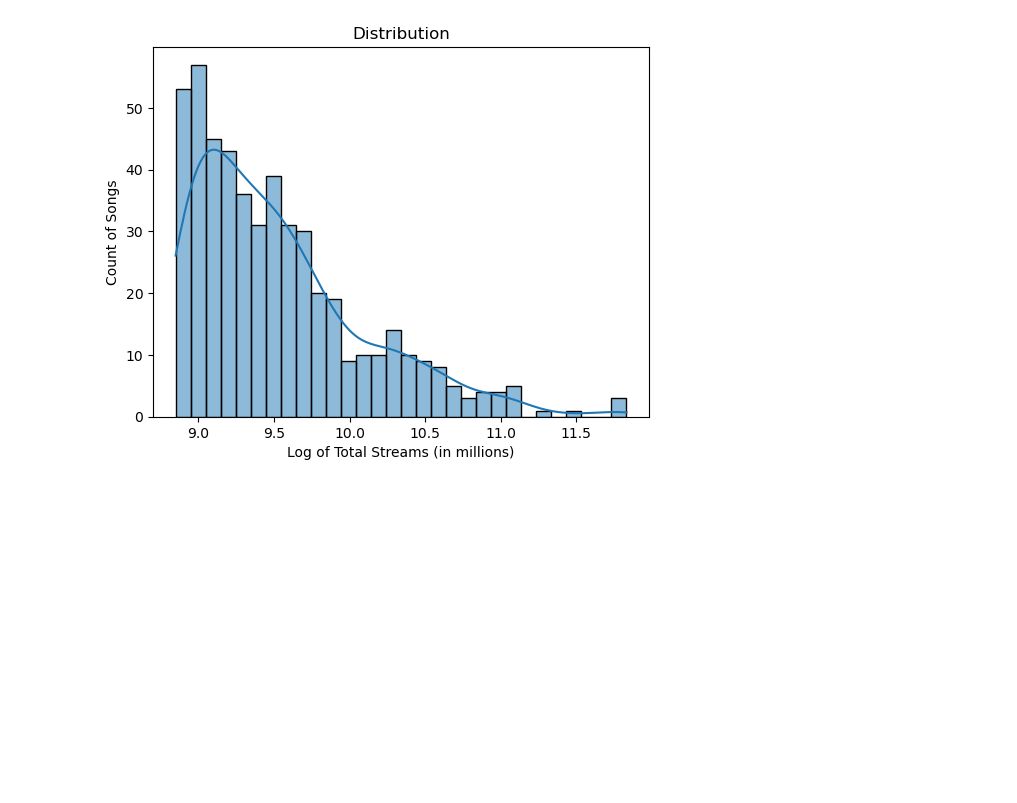
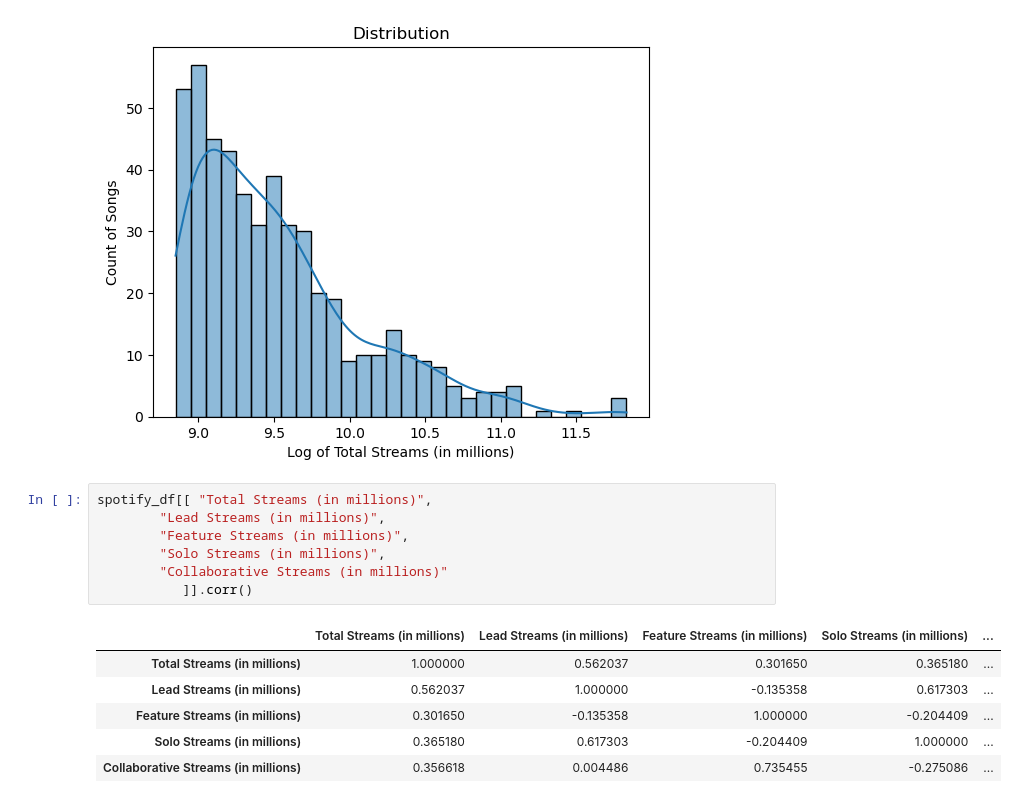
Before and after one commit to Kanjerih/spotify-most-streamed-artists, a Jupyter notebook: spotify-most-streamed-artists.ipynb, the cells around one changed output. Saved outputs shown, nothing was run; the diff lists cells and outputs as text; blank space fills up the shorter version.

```diff
--- a/spotify-most-streamed-artists.ipynb
+++ b/spotify-most-streamed-artists.ipynb
@@ -178,3 +178,17 @@ plt.ylabel('Count of Songs')
 # %% [output]
 Text(0, 0.5, 'Count of Songs')
 [figure]
+# %%
+spotify_df[[ "Total Streams (in millions)",
+        "Lead Streams (in millions)",
+        "Feature Streams (in millions)",
+        "Solo Streams (in millions)",
+        "Collaborative Streams (in millions)"
+           ]].corr()
+# %% [output]
+|  | Total Streams (in millions) | Lead Streams (in millions) | Feature Streams (in millions) | Solo Streams (in millions) | ... |
+| Total Streams (in millions) | 1.000000 | 0.562037 | 0.301650 | 0.365180 | ... |
+| Lead Streams (in millions) | 0.562037 | 1.000000 | -0.135358 | 0.617303 | ... |
+| Feature Streams (in millions) | 0.301650 | -0.135358 | 1.000000 | -0.204409 | ... |
+| Solo Streams (in millions) | 0.365180 | 0.617303 | -0.204409 | 1.000000 | ... |
+| Collaborative Streams (in millions) | 0.356618 | 0.004486 | 0.735455 | -0.275086 | ... |
```
Also changed, not shown: parts of 4 cells of this notebook.
